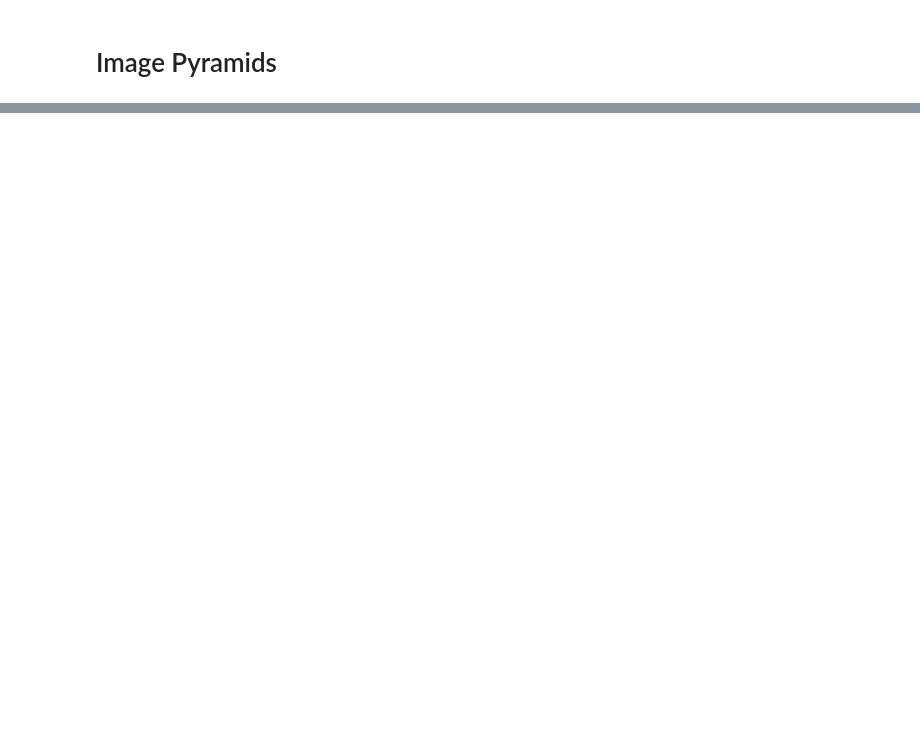
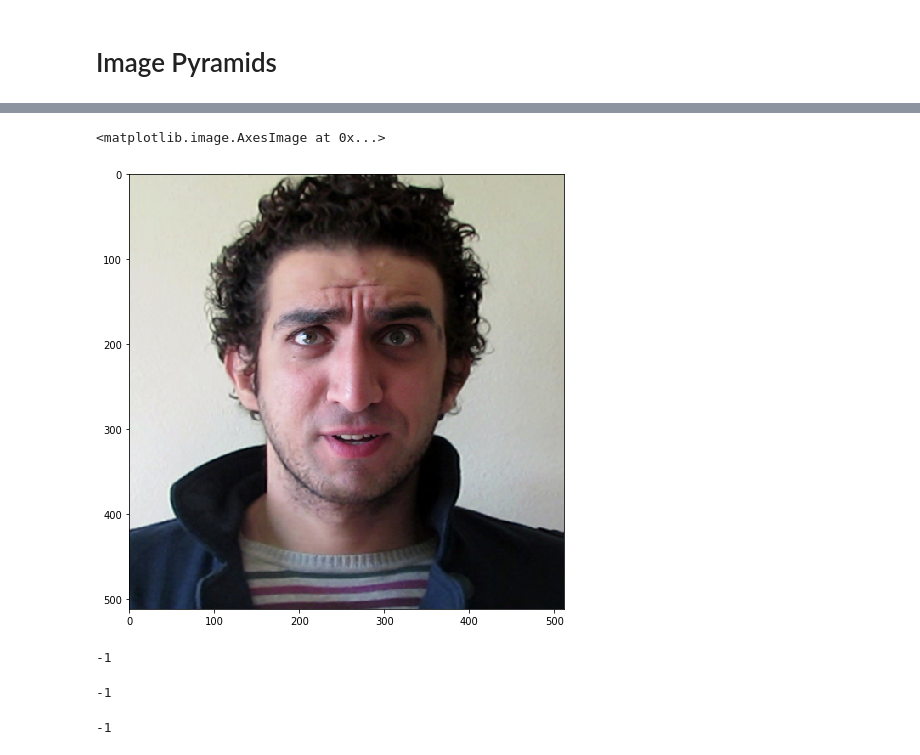
Before and after one commit to JosephGolubchik/cv_e3, a Jupyter notebook: cv_ex3.ipynb, the cells around one changed output, grey strips where cells are left out. Saved outputs shown, nothing was run; the diff lists cells and outputs as text; code cells hidden in the pictures; blank space fills up the shorter version.

```diff
--- a/cv_ex3.ipynb
+++ b/cv_ex3.ipynb
@@ -188,0 +285,75 @@ plt.imshow(img,'gray')
+# %%
+def pyramidBlending(im1:np.ndarray, im2:np.ndarray, mask:np.ndarray, maxLevels:int, filterSizeIm:int, filterSizeMask:int)->np.ndarray:
+    l1,ker = LaplacianPyramid(im1,maxLevels,filterSizeIm)
+    l2,_ = LaplacianPyramid(im2,maxLevels,filterSizeIm)
+    gm,_ = GaussianPyramid(mask,maxLevels,filterSizeMask)
+    maxLevels = len(l1)
+    lout = []
+    for k in range(maxLevels):
+        res = gm[k]*l1[k]+(1-gm[k])*l2[k]
+        lout.append(res)
+    return LaplacianToImage(lout,ker)
+
+def pyramidBlendingRGB(im1:np.ndarray, im2:np.ndarray, mask:np.ndarray, maxLevels:int, filterSizeIm:int, filterSizeMask:int)->np.ndarray:
+    rblend = pyramidBlending(im1[:,:,0],im2[:,:,0],mask,maxLevels,filterSizeIm,filterSizeMask)
+    gblend = pyramidBlending(im1[:,:,1],im2[:,:,1],mask,maxLevels,filterSizeIm,filterSizeMask)
+    bblend = pyramidBlending(im1[:,:,2],im2[:,:,2],mask,maxLevels,filterSizeIm,filterSizeMask)
+    res = np.zeros(im1.shape)
+    res[:,:,0] = rblend/255
+    res[:,:,1] = gblend/255
+    res[:,:,2] = bblend/255
+    return res
+# %%
+dude1 = cv2.imread('dude1.png')
+dude1 = cv2.cvtColor(dude1,cv2.COLOR_BGR2RGB)
+dude2 = cv2.imread('dude2.png')
+dude2 = cv2.cvtColor(dude2,cv2.COLOR_BGR2RGB)
+mask = cv2.imread('mask.png',0)//255
+res = pyramidBlendingRGB(dude1,dude2,mask,3,5,5)
+res.shape
+plt.imshow(res)
+# %% [output]
+<matplotlib.image.AxesImage at 0x...>
+[figure, added]
+# %%
+# blendingExample1.py
+dude1 = cv2.imread('dude1.png')
+dude2 = cv2.imread('dude2.png')
+mask = (cv2.imread('mask.png',0))
+norm_mask = mask//255
+res = pyramidBlendingRGB(dude1,dude2,norm_mask,6,5,5)
+cv2.imshow('dude1',dude1)
+cv2.imshow('dude2',dude2)
+cv2.imshow('mask',mask)
+cv2.imshow('res',res)
+cv2.waitKey()
+# %% [output]
+-1
+# %%
+# blendingExample2.py
+robot = cv2.imread('robot.png')
+beach = cv2.imread('beach.png')
+mask = (cv2.imread('mask2.png',0))
+norm_mask = mask//255
+res = pyramidBlendingRGB(robot,beach,norm_mask,3,5,5)
+cv2.imshow('beach',beach)
+cv2.imshow('robot',robot)
+cv2.imshow('mask',mask)
+cv2.imshow('res',res)
+cv2.waitKey()
+# %% [output]
+-1
+# %%
+# blendingExample2.py
+shark = cv2.imread('shark.png')
+pool = cv2.imread('pool.png')
+mask = (cv2.imread('mask3.png',0))
+norm_mask = mask//255
+res = pyramidBlendingRGB(shark,pool,norm_mask,3,5,5)
+cv2.imshow('shark',shark)
+cv2.imshow('pool',pool)
+cv2.imshow('mask',mask)
+cv2.imshow('res',res)
+cv2.waitKey()
+# %% [output]
+-1
```
Also changed, not shown: parts of 16 cells of this notebook, 12 other files.
